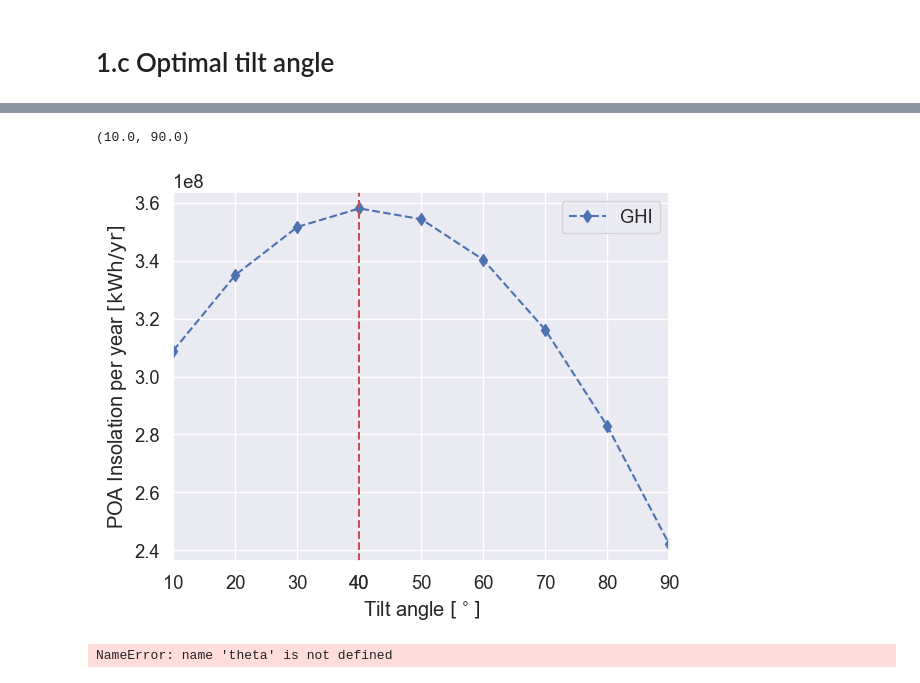
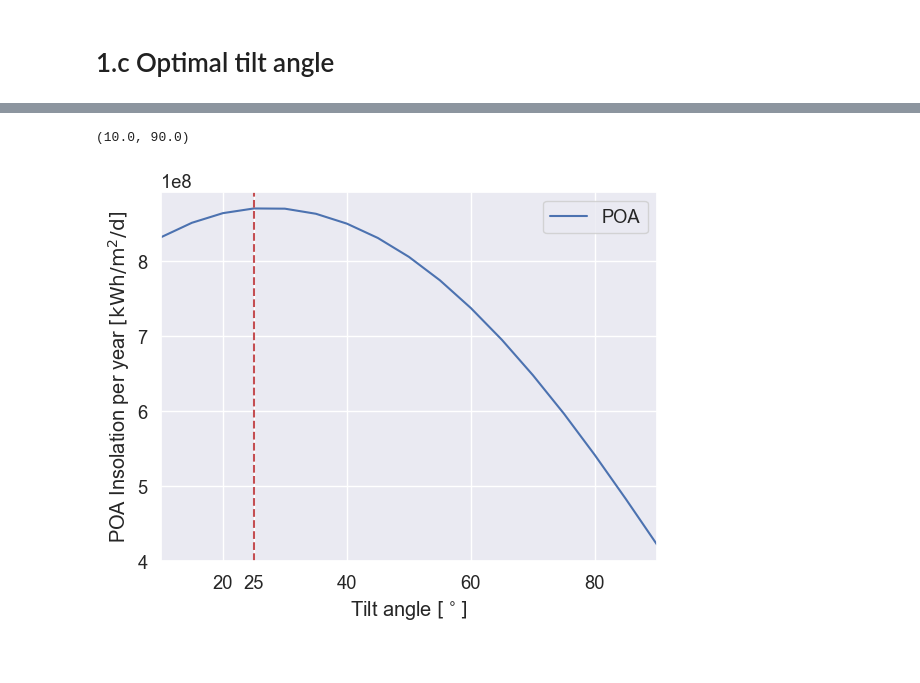
Before and after one commit to BastianValhoj/pv3, a Jupyter notebook: notebooks/bastian_part1.ipynb, the cells around one changed output, grey strips where cells are left out. Drawn from its saved outputs; the diff is of its cells as text; code cells hidden in the pictures.

Commit message:
updated plots

```diff
--- a/notebooks/bastian_part1.ipynb
+++ b/notebooks/bastian_part1.ipynb
@@ -103,7 +95,6 @@ ax.set_xticklabels(xtick_label);
 # %% [markdown]
 # 1.c Optimal tilt angle
 # %%
-tilt_data = pd.read_csv('../data/tilt-graphdata.csv', skiprows=1, header=None, names=["tilt", "GHI"])
-print(tilt_data.head())
-# tilt_data.sort_values(by="tilt", inplace=True)
-tilt_data
+tilt_data = pd.read_csv('../data/tilt.csv', index_col=0, header=None).T
+
+tilt_data.sort_values(by="tilt", inplace=True)
@@ -127,30 +101,17 @@ tilt_data
 # %%
 fig, ax = plt.subplots()
+tilt_data.plot(x="tilt", y="POA", ax=ax)
+ax.set_xlabel(r"Tilt angle $[^\circ]$")
+ax.set_ylabel(r"POA Insolation per year $[\mathrm{kWh/m^2/d}]$")
 
-tilt_data.plot(x="tilt", y="GHI", ax=ax, linestyle="--", marker="d", color="b")
-ax.set_xlabel(r"Tilt angle $[^\circ]$")
-ax.set_ylabel(r"POA Insolation per year $[\mathrm{kWh/yr}]$")
-
-maxid = tilt_data.GHI.idxmax()
+maxid = tilt_data.POA.idxmax()
 ax.axvline(x=tilt_data.tilt[maxid], color='r', linestyle='--')
 xticks = ax.get_xticks()
 
 xticks = np.append(xticks, tilt_data.tilt[maxid])
 xticks.sort()
 ax.set_xticks(xticks)
 ax.set_xlim(10, 90)
 # %% [output]
 (10.0, 90.0)
-[figure, old version]
+[figure, new version]
-# %%
-# cos 𝜃 = cos 𝛽 cos 𝜃𝑧 + sin 𝛽 sin 𝜃𝑧 cos(𝛾𝑠 − 𝛾)
-# Rb = cos 𝜃 / cos 𝜃𝑧 =
-#    = cos 𝛽 + sin 𝛽 tan 𝜃𝑧 cos(𝛾𝑠 − 𝛾)
-
-gamma_s = 0 # south azimuth angle in radians
-
-beta = 25 * np.pi/180 # tilt angle in radians
-
-Rb = lambda beta, gamma: np.cos(beta) + np.sin(beta) * np.tan(gamma) * np.cos(gamma_s - gamma)
-# %% [output]
-NameError: name 'theta' is not defined
```
Also changed, not shown: parts of 11 cells of this notebook.
